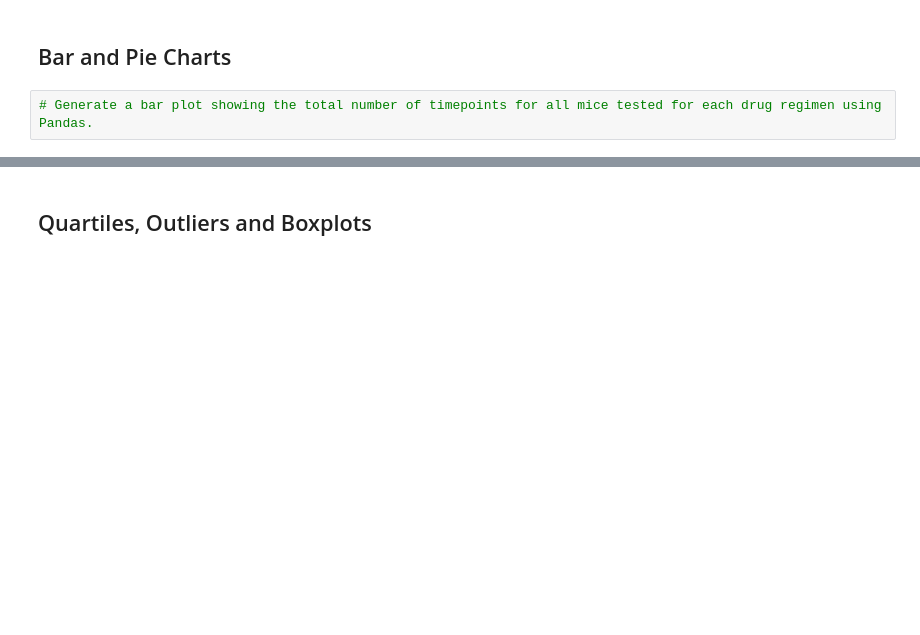
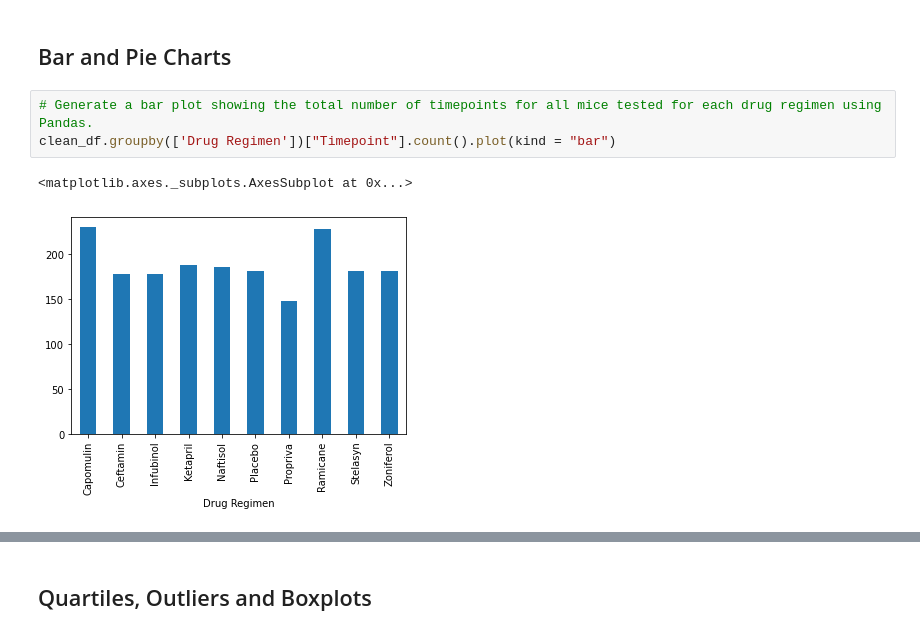
Before and after one commit to fhelms8/Matplotlib, a Jupyter notebook: Pymaceuticals/pymaceuticals_starter.ipynb, the cells around one changed output, grey strips where cells are left out. Cells and saved outputs as stored; diff of their text form; blank space fills up the shorter version.

```diff
--- a/Pymaceuticals/pymaceuticals_starter.ipynb
+++ b/Pymaceuticals/pymaceuticals_starter.ipynb
@@ -134,5 +149,9 @@ tumor_sum
 ## Bar and Pie Charts
 # %%
 # Generate a bar plot showing the total number of timepoints for all mice tested for each drug regimen using Pandas.
+clean_df.groupby(['Drug Regimen'])["Timepoint"].count().plot(kind = "bar")
+# %% [output]
+<matplotlib.axes._subplots.AxesSubplot at 0x...>
+[figure, added]
 # %%
 # Generate a bar plot showing the total number of timepoints for all mice tested for each drug regimen using pyplot.
```
Also changed, not shown: parts of 6 cells of this notebook.
